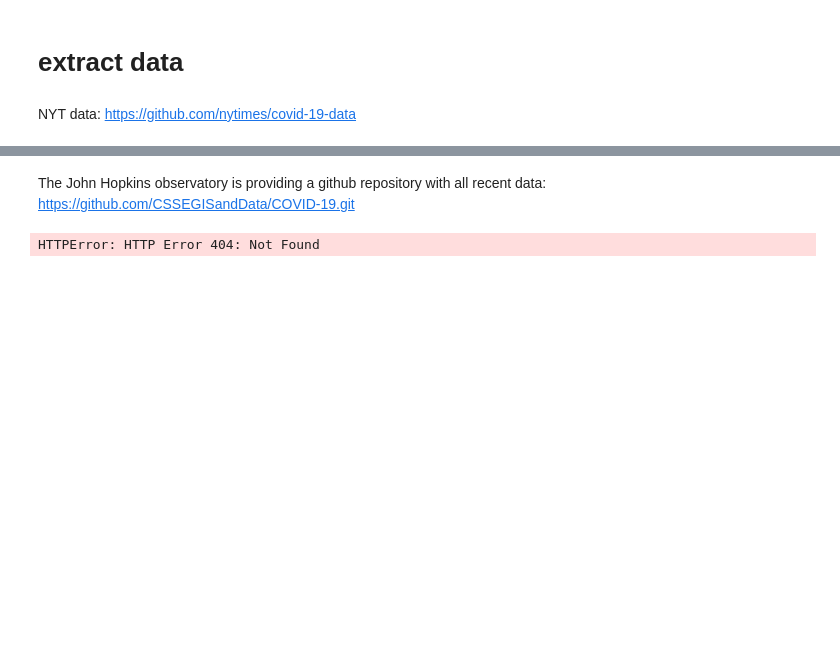
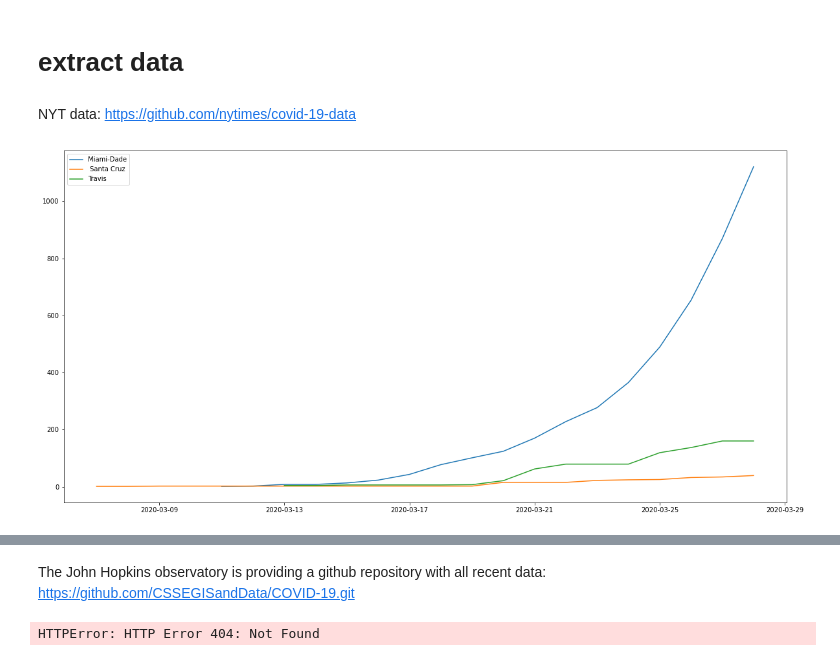
Before and after one commit to f-ardila/covid, a Jupyter notebook: county_level_data.ipynb, the cells around one changed output, grey strips where cells are left out. Drawn from its saved outputs; the diff is of its cells as text; code cells hidden in the pictures; blank space fills up the shorter version.

```diff
--- a/county_level_data.ipynb
+++ b/county_level_data.ipynb
@@ -29,3 +40,13 @@ travis_cases_df = fips_sorted_corona_cases_df[fips_sorted_corona_cases_df['count
+# %%
+plt.figure(figsize=[20,10])
+plt.plot(pd.DatetimeIndex(dade_cases_df.index), dade_cases_df['cases'], label='Miami-Dade')
+plt.plot(pd.DatetimeIndex(sc_cases_df.index), sc_cases_df['cases'], label=' Santa Cruz')
+plt.plot(pd.DatetimeIndex(travis_cases_df.index), travis_cases_df['cases'], label='Travis')
+plt.legend()
+# plt.semilogy()
+plt.show()
+# %% [output]
+[figure, added]
 # %%
 plt.figure(figsize=[20,10])
 plt.plot(pd.DatetimeIndex(dade_cases_df.index), dade_cases_df['cases'], label='Miami-Dade')
```
Also changed, not shown: parts of 12 cells of this notebook.
